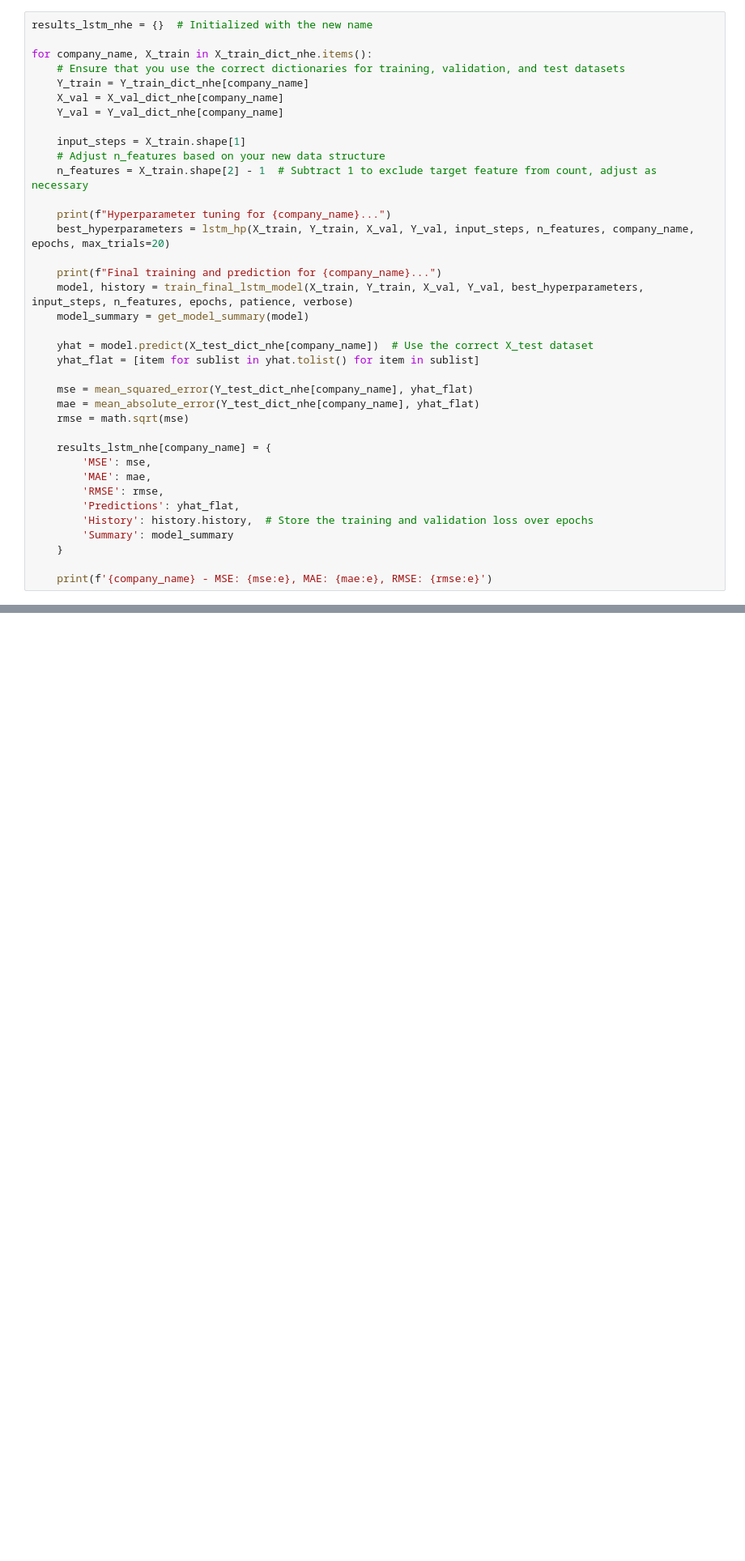
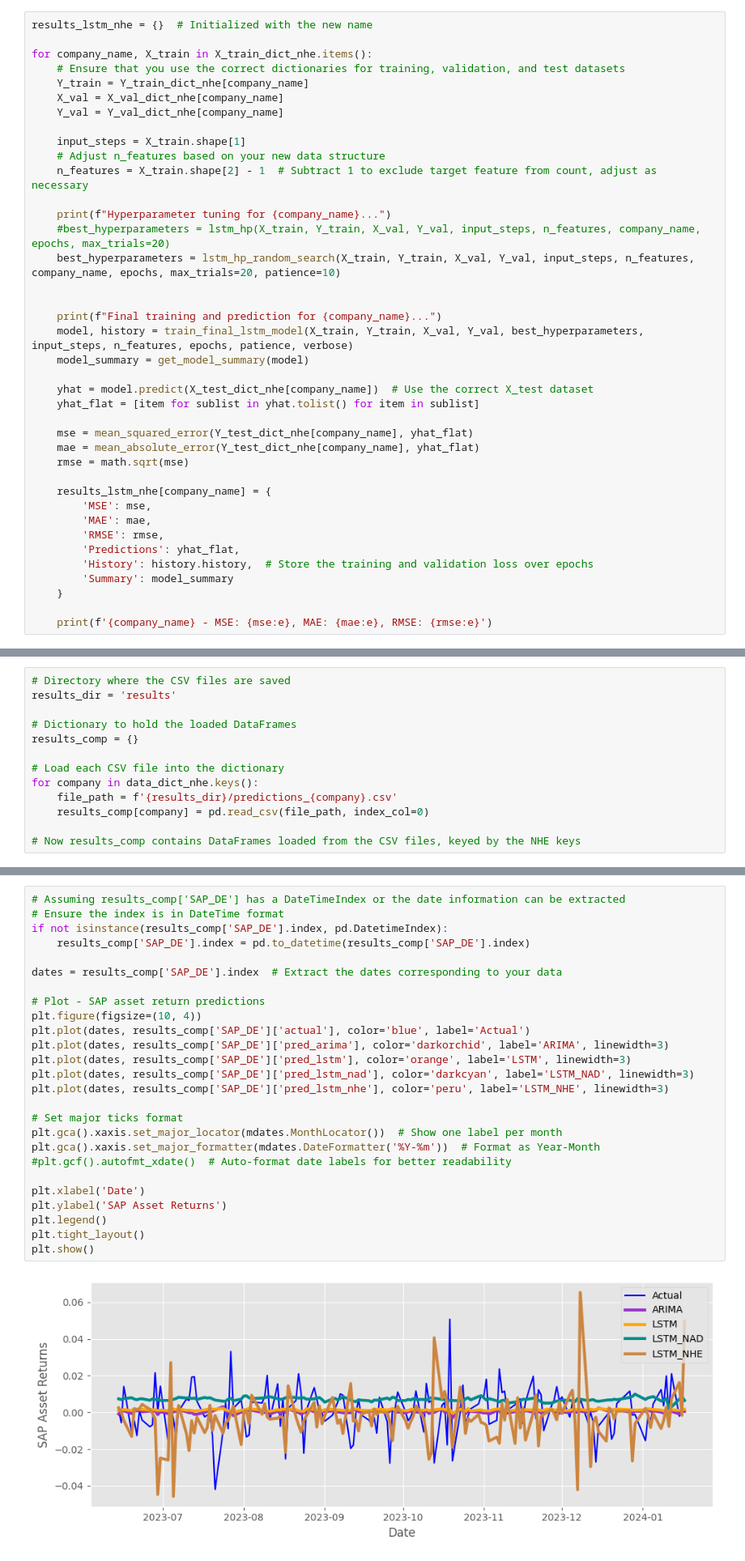
Before and after one commit to cem-akkus/Master, a Jupyter notebook: AssetReturnPrediction.ipynb, the cells around one changed output, grey strips where cells are left out. Shown: that part at 81% size. Drawn from its saved outputs; the diff is of its cells as text; blank space fills up the shorter version.

```diff
--- a/AssetReturnPrediction.ipynb
+++ b/AssetReturnPrediction.ipynb
@@ -1844,7 +1592,9 @@ for company_name, X_train in X_train_dict_nhe.items():
     n_features = X_train.shape[2] - 1  # Subtract 1 to exclude target feature from count, adjust as necessary
 
     print(f"Hyperparameter tuning for {company_name}...")
-    best_hyperparameters = lstm_hp(X_train, Y_train, X_val, Y_val, input_steps, n_features, company_name, epochs, max_trials=20)
+    #best_hyperparameters = lstm_hp(X_train, Y_train, X_val, Y_val, input_steps, n_features, company_name, epochs, max_trials=20)
+    best_hyperparameters = lstm_hp_random_search(X_train, Y_train, X_val, Y_val, input_steps, n_features, company_name, epochs, max_trials=20, patience=10)
+
 
     print(f"Final training and prediction for {company_name}...")
     model, history = train_final_lstm_model(X_train, Y_train, X_val, Y_val, best_hyperparameters, input_steps, n_features, epochs, patience, verbose)
@@ -1949,0 +1658,13 @@ Name: pred_lstm, Length: 149, dtype: float64
+# %%
+# Directory where the CSV files are saved
+results_dir = 'results'
+
+# Dictionary to hold the loaded DataFrames
+results_comp = {}
+
+# Load each CSV file into the dictionary
+for company in data_dict_nhe.keys():
+    file_path = f'{results_dir}/predictions_{company}.csv'
+    results_comp[company] = pd.read_csv(file_path, index_col=0)
+
+# Now results_comp contains DataFrames loaded from the CSV files, keyed by the NHE keys
@@ -2179,0 +1982,28 @@ dict_keys(['ABI_BR', 'ADS_DE', 'ADYEN_AS', 'AD_AS', 'AIR_PA', 'AI_PA', 'ALV_DE',
+# %%
+# Assuming results_comp['SAP_DE'] has a DateTimeIndex or the date information can be extracted
+# Ensure the index is in DateTime format
+if not isinstance(results_comp['SAP_DE'].index, pd.DatetimeIndex):
+    results_comp['SAP_DE'].index = pd.to_datetime(results_comp['SAP_DE'].index)
+
+dates = results_comp['SAP_DE'].index  # Extract the dates corresponding to your data
+
+# Plot - SAP asset return predictions
+plt.figure(figsize=(10, 4))
+plt.plot(dates, results_comp['SAP_DE']['actual'], color='blue', label='Actual')
+plt.plot(dates, results_comp['SAP_DE']['pred_arima'], color='darkorchid', label='ARIMA', linewidth=3)
+plt.plot(dates, results_comp['SAP_DE']['pred_lstm'], color='orange', label='LSTM', linewidth=3)
+plt.plot(dates, results_comp['SAP_DE']['pred_lstm_nad'], color='darkcyan', label='LSTM_NAD', linewidth=3)
+plt.plot(dates, results_comp['SAP_DE']['pred_lstm_nhe'], color='peru', label='LSTM_NHE', linewidth=3)
+
+# Set major ticks format
+plt.gca().xaxis.set_major_locator(mdates.MonthLocator())  # Show one label per month
+plt.gca().xaxis.set_major_formatter(mdates.DateFormatter('%Y-%m'))  # Format as Year-Month
+#plt.gcf().autofmt_xdate()  # Auto-format date labels for better readability
+
+plt.xlabel('Date')
+plt.ylabel('SAP Asset Returns')
+plt.legend()
+plt.tight_layout()
+plt.show()
+# %% [output]
+[figure, added]
```
Also changed, not shown: parts of 37 cells of this notebook.
